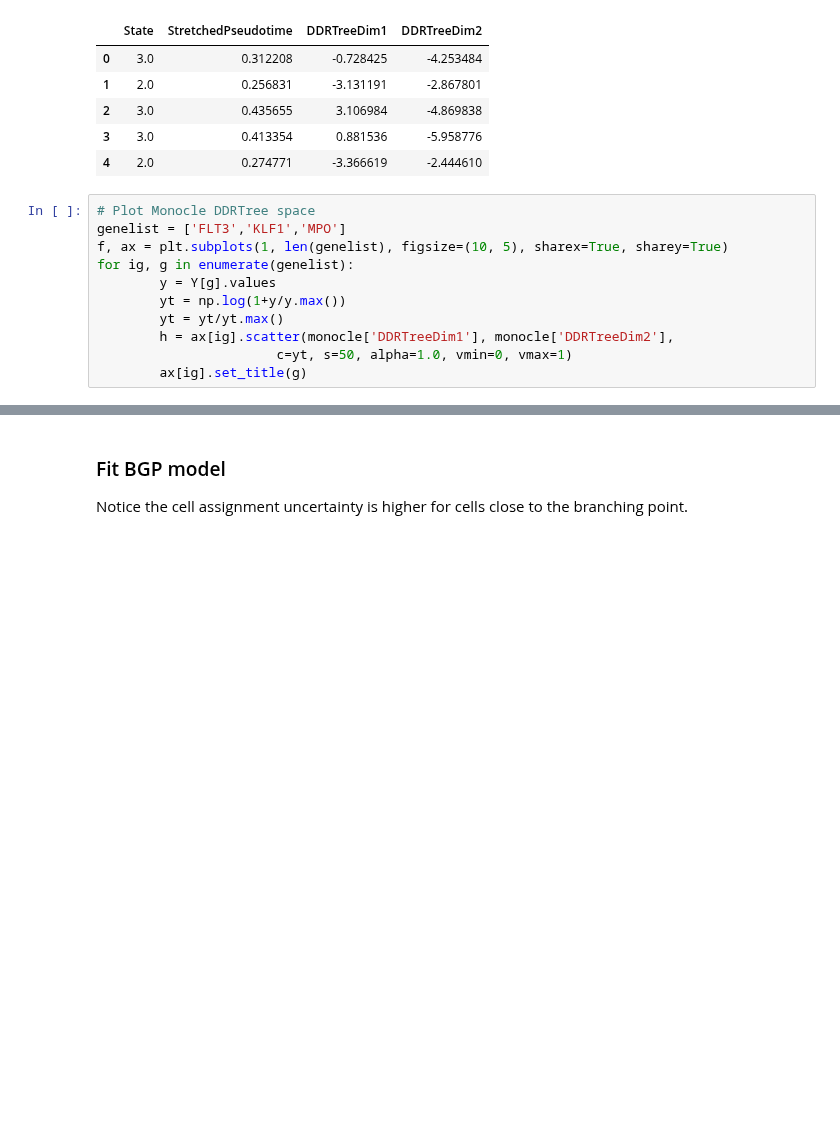
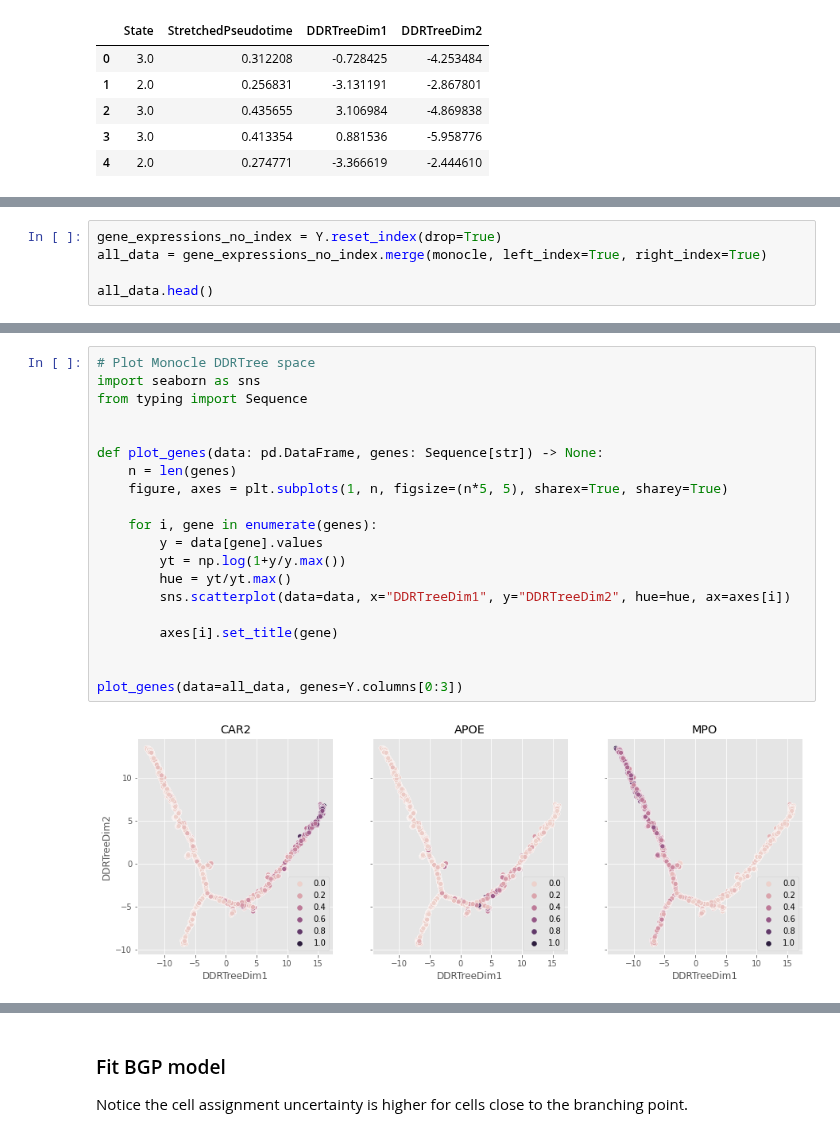
Before and after one commit to ManchesterBioinference/BranchedGP, a Jupyter notebook: notebooks/Hematopoiesis.ipynb, the cells around one changed output, grey strips where cells are left out. Drawn from its saved outputs; the diff is of its cells as text; blank space fills up the shorter version.

```diff
--- a/notebooks/Hematopoiesis.ipynb
+++ b/notebooks/Hematopoiesis.ipynb
@@ -42,14 +42,3 @@ monocle.head()
 | 2 | 3.0 | 0.435655 | 3.106984 | -4.869838 |
 | 3 | 3.0 | 0.413354 | 0.881536 | -5.958776 |
 | 4 | 2.0 | 0.274771 | -3.366619 | -2.444610 |
-# %%
-# Plot Monocle DDRTree space
-genelist = ['FLT3','KLF1','MPO']
-f, ax = plt.subplots(1, len(genelist), figsize=(10, 5), sharex=True, sharey=True)
-for ig, g in enumerate(genelist):
-        y = Y[g].values
-        yt = np.log(1+y/y.max())
-        yt = yt/yt.max()
-        h = ax[ig].scatter(monocle['DDRTreeDim1'], monocle['DDRTreeDim2'],
-                       c=yt, s=50, alpha=1.0, vmin=0, vmax=1)
-        ax[ig].set_title(g)
@@ -67,0 +45,5 @@ def PlotGene(label, X, Y, s=3, alpha=1.0, ax=None):
+# %%
+gene_expressions_no_index = Y.reset_index(drop=True)
+all_data = gene_expressions_no_index.merge(monocle, left_index=True, right_index=True)
+
+all_data.head()
@@ -67,0 +58,22 @@ def PlotGene(label, X, Y, s=3, alpha=1.0, ax=None):
+# %%
+# Plot Monocle DDRTree space
+import seaborn as sns
+from typing import Sequence
+
+
+def plot_genes(data: pd.DataFrame, genes: Sequence[str]) -> None:
+    n = len(genes)
+    figure, axes = plt.subplots(1, n, figsize=(n*5, 5), sharex=True, sharey=True)
+
+    for i, gene in enumerate(genes):
+        y = data[gene].values
+        yt = np.log(1+y/y.max())
+        hue = yt/yt.max()
+        sns.scatterplot(data=data, x="DDRTreeDim1", y="DDRTreeDim2", hue=hue, ax=axes[i])
+
+        axes[i].set_title(gene)
+
+
+plot_genes(data=all_data, genes=Y.columns[0:3])
+# %% [output]
+[figure, added]
```
Also changed, not shown: parts of 9 cells of this notebook.
